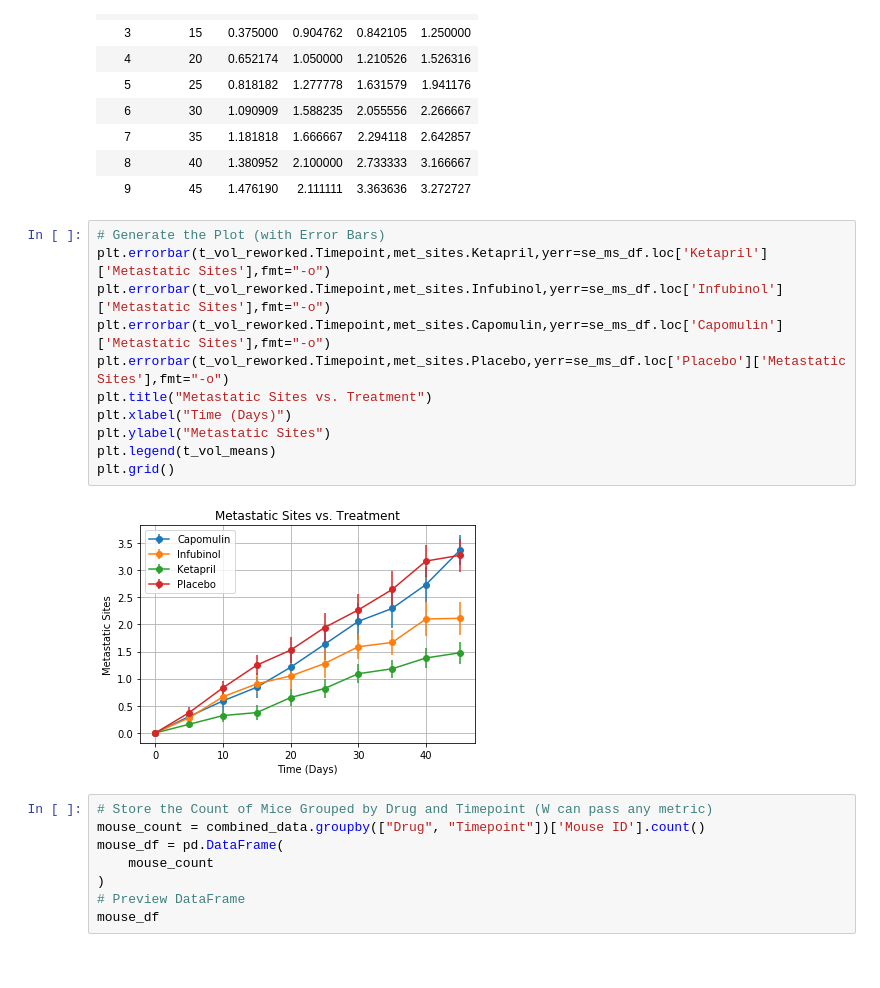
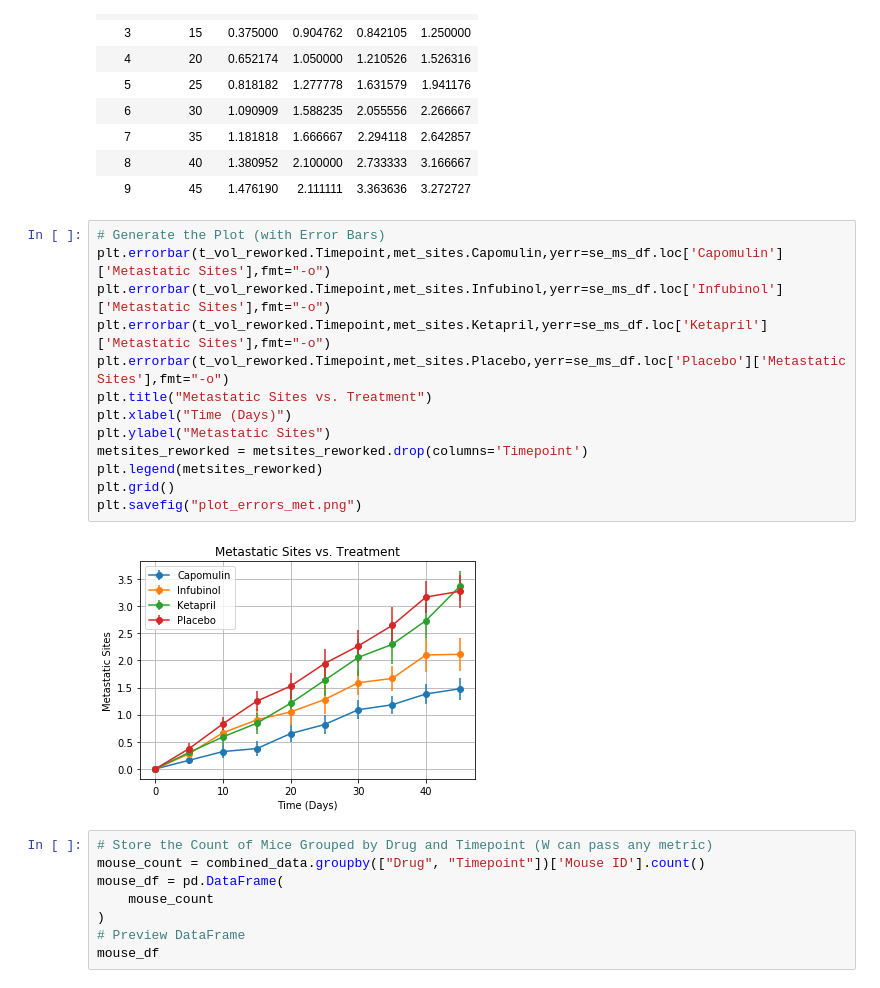
Before and after one commit to shamrockbandit/matplotlib-challenge, a Jupyter notebook: matplotlib-homework.ipynb, the cells around one changed output. Cells and saved outputs as stored; diff of their text form.

```diff
--- a/matplotlib-homework.ipynb
+++ b/matplotlib-homework.ipynb
@@ -199,17 +206,19 @@ metsites_reworked
 | 9 | 45 | 1.476190 | 2.111111 | 3.363636 | 3.272727 |
 # %%
 # Generate the Plot (with Error Bars)
+plt.errorbar(t_vol_reworked.Timepoint,met_sites.Capomulin,yerr=se_ms_df.loc['Capomulin']['Metastatic Sites'],fmt="-o")
+plt.errorbar(t_vol_reworked.Timepoint,met_sites.Infubinol,yerr=se_ms_df.loc['Infubinol']['Metastatic Sites'],fmt="-o")
 plt.errorbar(t_vol_reworked.Timepoint,met_sites.Ketapril,yerr=se_ms_df.loc['Ketapril']['Metastatic Sites'],fmt="-o")
-plt.errorbar(t_vol_reworked.Timepoint,met_sites.Infubinol,yerr=se_ms_df.loc['Infubinol']['Metastatic Sites'],fmt="-o")
-plt.errorbar(t_vol_reworked.Timepoint,met_sites.Capomulin,yerr=se_ms_df.loc['Capomulin']['Metastatic Sites'],fmt="-o")
 plt.errorbar(t_vol_reworked.Timepoint,met_sites.Placebo,yerr=se_ms_df.loc['Placebo']['Metastatic Sites'],fmt="-o")
 plt.title("Metastatic Sites vs. Treatment")
 plt.xlabel("Time (Days)")
 plt.ylabel("Metastatic Sites")
-plt.legend(t_vol_means)
+metsites_reworked = metsites_reworked.drop(columns='Timepoint')
+plt.legend(metsites_reworked)
 plt.grid()
+plt.savefig("plot_errors_met.png")
 # %% [output]
-[figure, old version]
+[figure, new version]
 # %%
 # Store the Count of Mice Grouped by Drug and Timepoint (W can pass any metric)
 mouse_count = combined_data.groupby(["Drug", "Timepoint"])['Mouse ID'].count()
```
Also changed, not shown: parts of 5 cells of this notebook.
